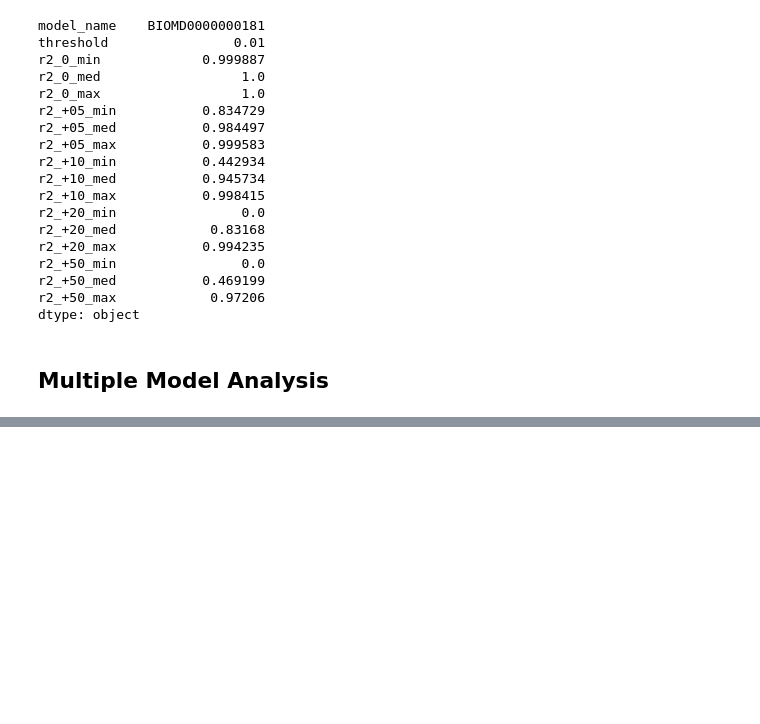
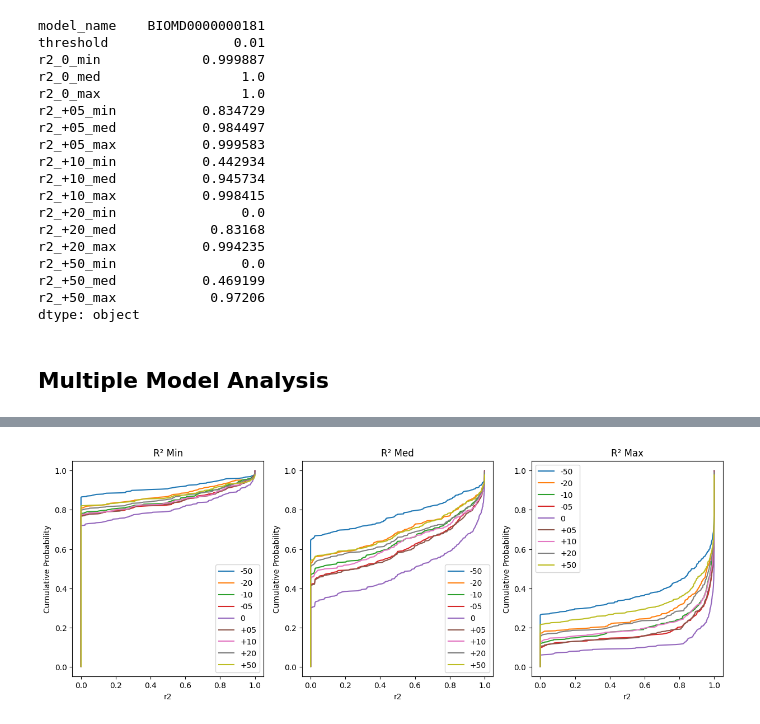
Before and after one commit to ModelEngineering/linearity_analysis, a Jupyter notebook: notebooks/linearity_analysis.ipynb, the cells around one changed output, grey strips where cells are left out. Saved outputs shown, nothing was run; the diff lists cells and outputs as text; code cells hidden in the pictures; blank space fills up the shorter version.

```diff
--- a/notebooks/linearity_analysis.ipynb
+++ b/notebooks/linearity_analysis.ipynb
@@ -279,7 +279,7 @@ dtype: object
 # %% [markdown]
 ## Multiple Model Analysis
 # %%
-path = os.path.join(cn.DATA_DIR, "perturbation_studyi-0.01.csv")
+path = os.path.join(cn.DATA_DIR, "perturbation_study-0.01.csv")
 PERTURBATION_DF = pd.read_csv(path)
 PERTURBATION_DF.head()
 # %% [output]
@@ -318,19 +326,21 @@ plotPerturbationCDF(PERTURBATION_DF, "min")
 # %%
 def plotAllPerturbationCDFs(threshold: float=0.01, is_plot: bool=True):
     # Constrct the dataframe
     path = os.path.join(cn.DATA_DIR, "perturbation_study-" + str(threshold) + ".csv")
     df = pd.read_csv(path)
     # Create a 1 by 3 subplot for each r2 type
     if not is_plot:
         return
     fig, axes = plt.subplots(1, 3, figsize=(15, 5))
     for r2_type in ["min", "med", "max"]:
         plotPerturbationCDF(df, r2_type, ax=axes[["min", "med", "max"].index(r2_type)],
                 is_plot=False)
         axes[["min", "med", "max"].index(r2_type)].set_title(f"R² {r2_type.capitalize()}")
     if not is_plot:
         return
     plt.show()
 
-plotAllPerturbationCDFs(threshold=0.001)
+plotAllPerturbationCDFs(threshold=0.01)
+# %% [output]
+[figure, added]
 # %%
```
Also changed, not shown: parts of 3 cells of this notebook, 3 other files.
